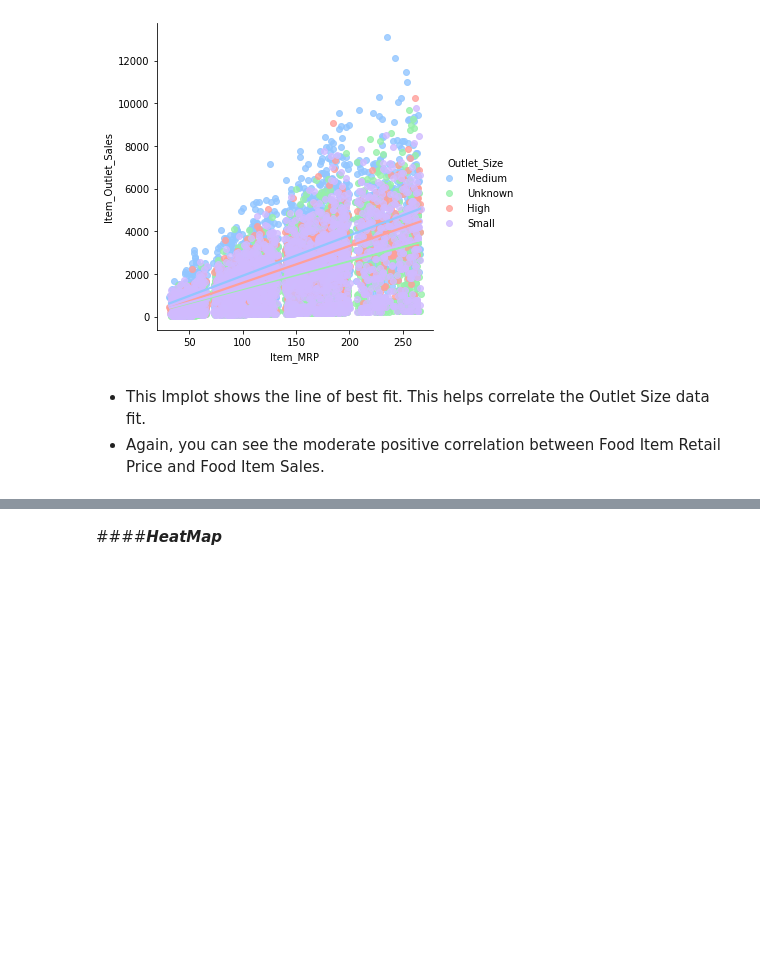
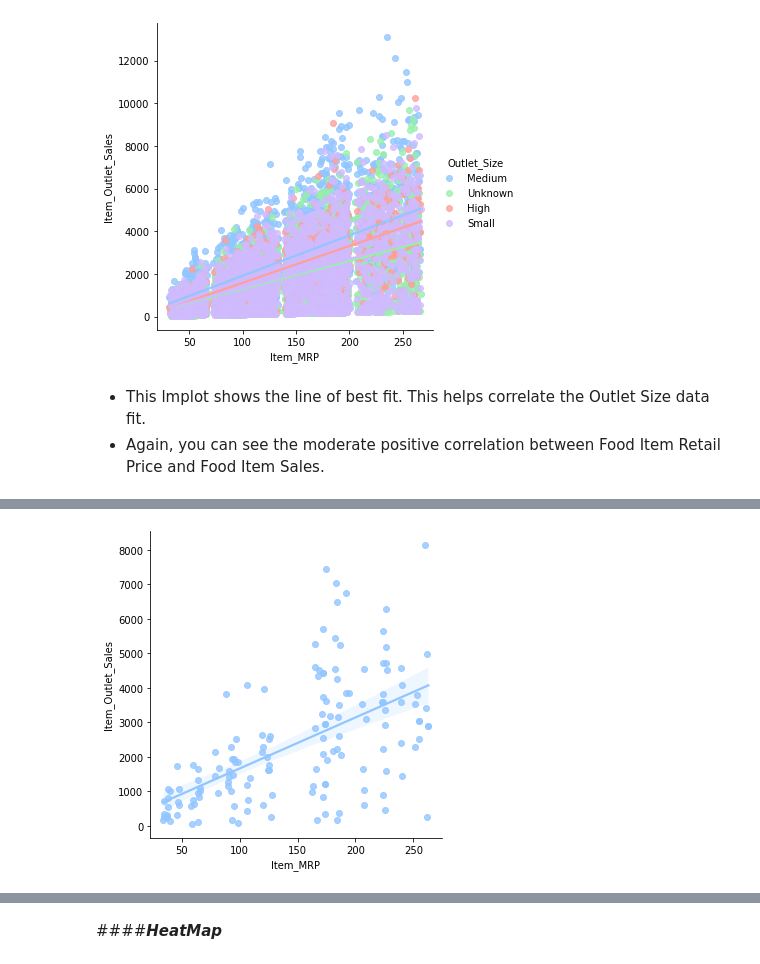
Before and after one commit to iarbietonilsson/food_sales_predictions, a Jupyter notebook: DataScienceFoodSalesPredictions_Ingrid.ipynb, the cells around one changed output, grey strips where cells are left out. Cells and saved outputs as stored; diff of their text form; code cells hidden in the pictures; blank space fills up the shorter version.

```diff
--- a/DataScienceFoodSalesPredictions_Ingrid.ipynb
+++ b/DataScienceFoodSalesPredictions_Ingrid.ipynb
@@ -895,0 +969,11 @@ sns.lmplot(data=df, x='Item_MRP',y='Item_Outlet_Sales',hue='Outlet_Size');
+# %%
+# create filter for dataframe where Item Type is Starchy Foods
+starch_filter = df['Item_Type'] == 'Starchy Foods'
+
+# find dataframe for Starchy Food items
+starch = df.loc[starch_filter,:]
+
+# plot lmplot of Price vs Sales for Starchy Foods
+sns.lmplot(data=starch, x='Item_MRP', y='Item_Outlet_Sales');
+# %% [output]
+[figure, added]
```
Also changed, not shown: parts of 25 cells of this notebook.
